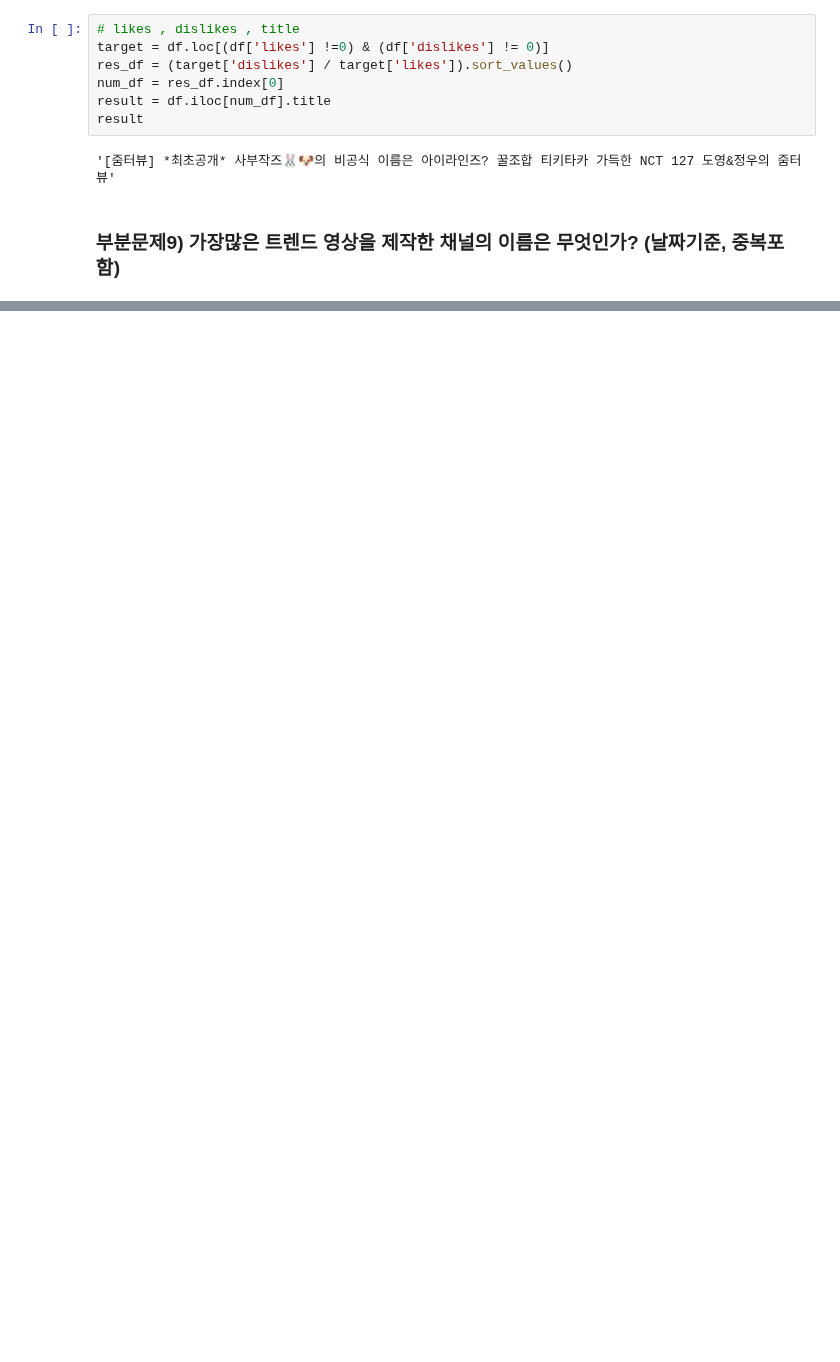
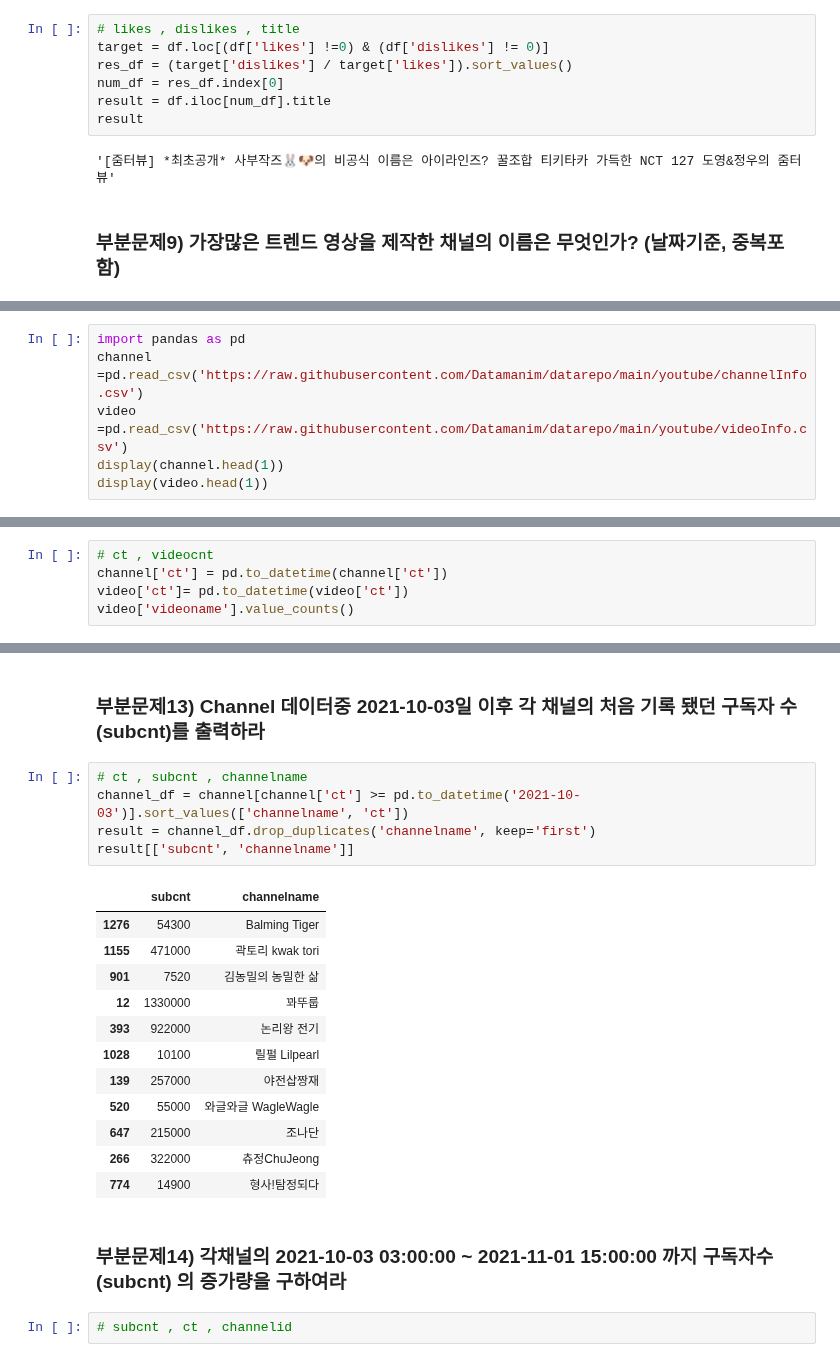
Before and after one commit to va4756/yemoon_bigdata_test, a Jupyter notebook: datamanim_실기기출변형.ipynb, the cells around one changed output, grey strips where cells are left out. Saved outputs shown, nothing was run; the diff lists cells and outputs as text; blank space fills up the shorter version.

```diff
--- a/datamanim_실기기출변형.ipynb
+++ b/datamanim_실기기출변형.ipynb
@@ -567,0 +598,6 @@ df.head(1)
+# %%
+import pandas as pd
+channel =pd.read_csv('https://raw.githubusercontent.com/Datamanim/datarepo/main/youtube/channelInfo.csv')
+video =pd.read_csv('https://raw.githubusercontent.com/Datamanim/datarepo/main/youtube/videoInfo.csv')
+display(channel.head(1))
+display(video.head(1))
@@ -567,0 +611,5 @@ df.head(1)
+# %%
+# ct , videocnt
+channel['ct'] = pd.to_datetime(channel['ct'])
+video['ct']= pd.to_datetime(video['ct'])
+video['videoname'].value_counts()
@@ -567,0 +644,24 @@ df.head(1)
+# %% [markdown]
+### 부분문제13) Channel 데이터중 2021-10-03일 이후 각 채널의 처음 기록 됐던 구독자 수(subcnt)를 출력하라
+# %%
+# ct , subcnt , channelname
+channel_df = channel[channel['ct'] >= pd.to_datetime('2021-10-03')].sort_values(['channelname', 'ct'])
+result = channel_df.drop_duplicates('channelname', keep='first')
+result[['subcnt', 'channelname']]
+# %% [output]
+|  | subcnt | channelname |
+| 1276 | 54300 | Balming Tiger |
+| 1155 | 471000 | 곽토리 kwak tori |
+| 901 | 7520 | 김농밀의 농밀한 삶 |
+| 12 | 1330000 | 꽈뚜룹 |
+| 393 | 922000 | 논리왕 전기 |
+| 1028 | 10100 | 릴펄 Lilpearl |
+| 139 | 257000 | 야전삽짱재 |
+| 520 | 55000 | 와글와글 WagleWagle |
+| 647 | 215000 | 조나단 |
+| 266 | 322000 | 츄정ChuJeong |
+| 774 | 14900 | 형사!탐정되다 |
+# %% [markdown]
+### 부분문제14) 각채널의 2021-10-03 03:00:00 ~ 2021-11-01 15:00:00 까지 구독자수 (subcnt) 의 증가량을 구하여라
+# %%
+# subcnt , ct , channelid
```
Also changed, not shown: parts of 15 cells of this notebook.
